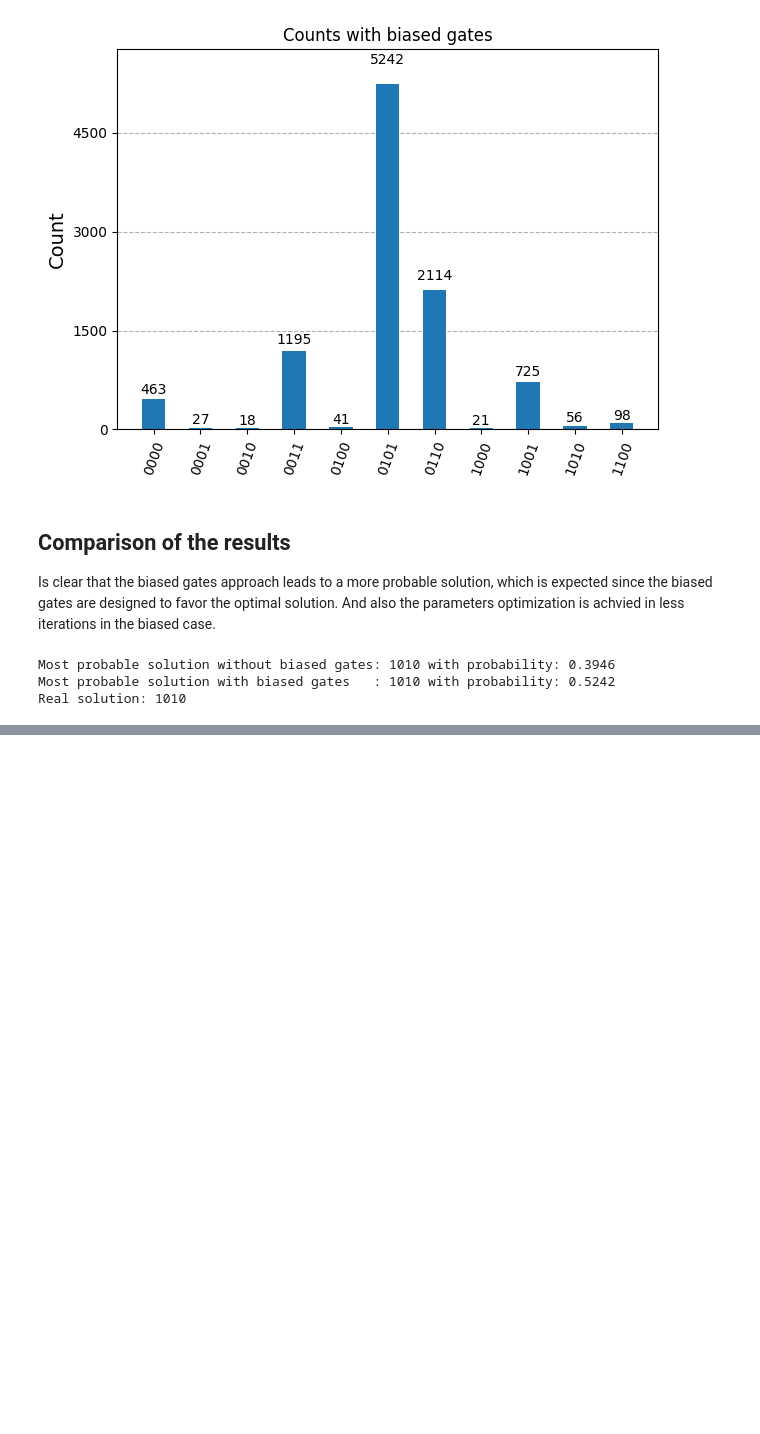
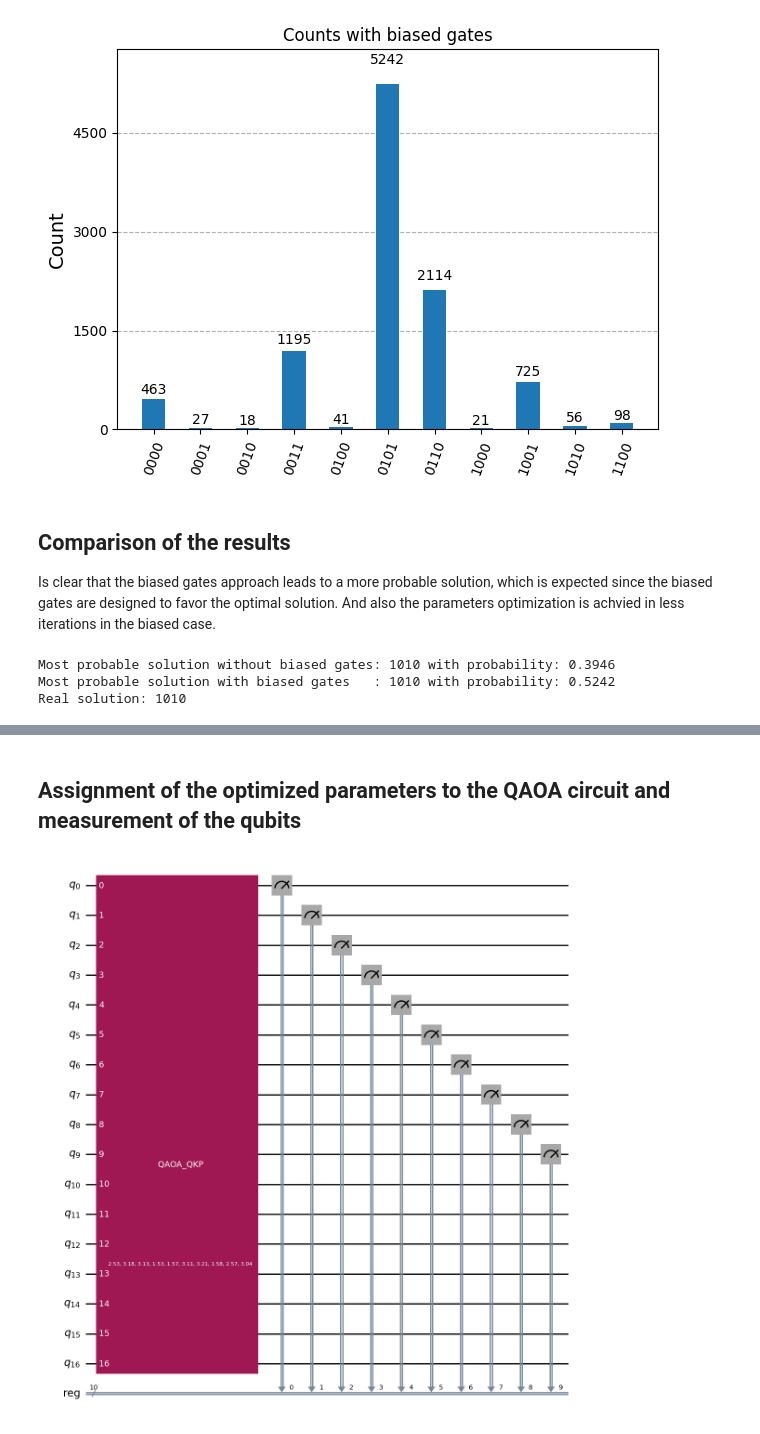
Before and after one commit to PiPevafo/QTG-QAOA_for_QKP, a Jupyter notebook: summary.ipynb, the cells around one changed output, grey strips where cells are left out. Saved outputs shown, nothing was run; the diff lists cells and outputs as text; code cells hidden in the pictures; blank space fills up the shorter version.

```diff
--- a/summary.ipynb
+++ b/summary.ipynb
@@ -358,0 +456,7 @@ Real solution: 1010
+# %%
+from QAOA.qaoa import build_qkp_cost_hamiltonian, operator_extend
+
+cost_hamiltonian = build_qkp_cost_hamiltonian(n_items, profits)
+cost_hamiltonian = operator_extend(cost_hamiltonian, qc_QTG.num_qubits)
+
+print("Cost Hamiltonian: ", cost_hamiltonian)
@@ -358,0 +537,11 @@ Real solution: 1010
+# %% [markdown]
+## Assignment of the optimized parameters to the QAOA circuit and measurement of the qubits
+# %%
+reg = ClassicalRegister(n_items, 'reg')
+
+optimized_circuit = qaoa.assign_parameters(result.x)   # Assign the optimized parameters to the QAOA circuit and measure the qubits
+optimized_circuit.add_register(reg)
+optimized_circuit.measure(qaoa.qubits[0:n_items], reg)
+optimized_circuit.draw('mpl')
+# %% [output]
+[figure, added]
```
Also changed, not shown: parts of 19 cells of this notebook, 7 other files.
